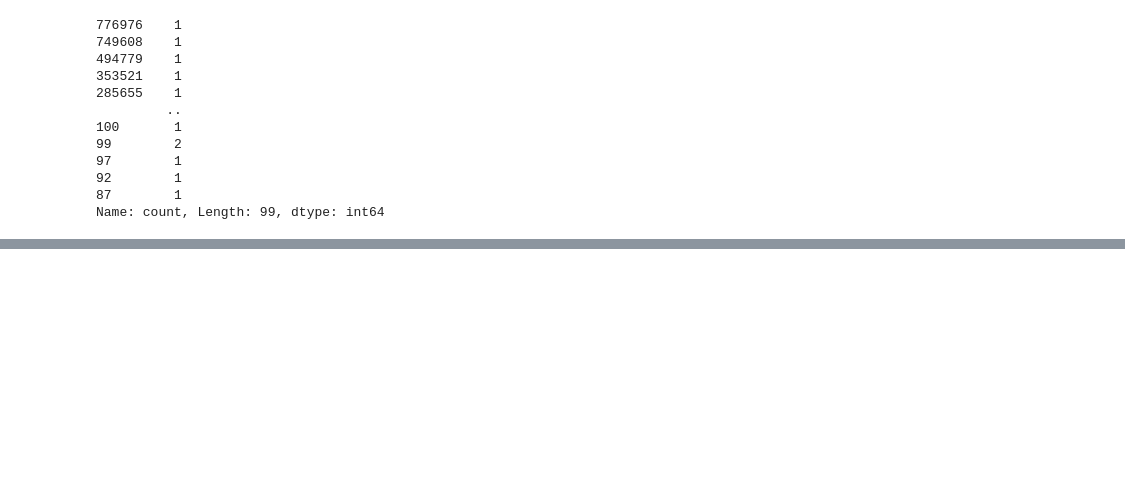
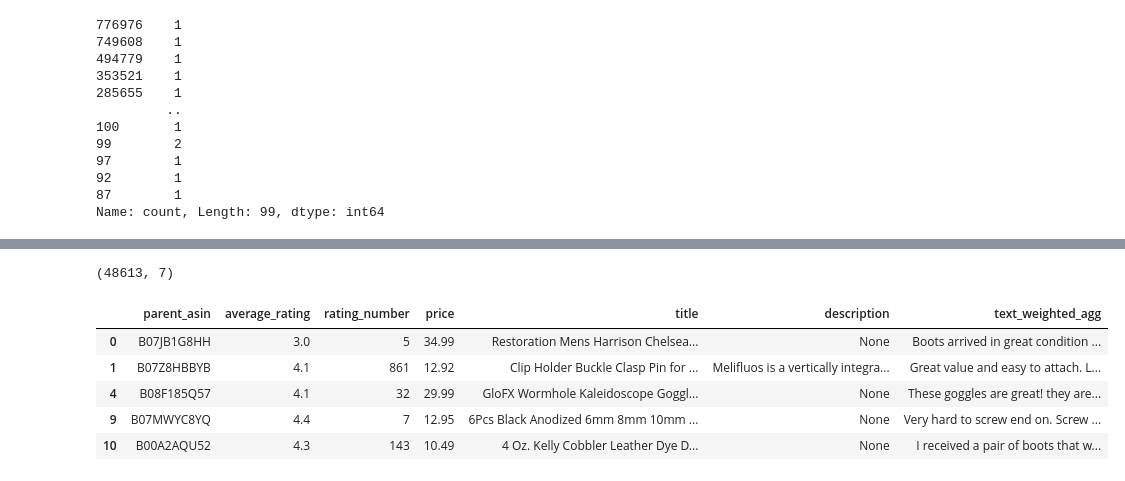
Before and after one commit to Marugannwg/Amazon-KDD, a Jupyter notebook: data_drill.ipynb, the cells around one changed output, grey strips where cells are left out. Saved outputs shown, nothing was run; the diff lists cells and outputs as text; code cells hidden in the pictures; blank space fills up the shorter version.

```diff
--- a/data_drill.ipynb
+++ b/data_drill.ipynb
@@ -98,0 +150,26 @@ Name: count, Length: 99, dtype: int64
+# %%
+# following the same logic above, create a full dataframe iterated through all the batches
+
+df = pd.DataFrame()
+
+for batch in iterator:
+    batch_df = batch.to_pandas()
+    batch_df = batch_df[['parent_asin', 'average_rating', 'rating_number', 'price', 'title', 'description', 'text_weighted_agg']]
+    batch_df = batch_df.dropna(subset=['price', 'average_rating'])
+    batch_df = batch_df[batch_df['price'] > 0.0]
+    batch_df = batch_df[batch_df['average_rating'] > 0.0]
+    df = pd.concat([df, batch_df])
+
+
+df.shape
+# %% [output]
+(48613, 7)
+# %%
+df.head()
+# %% [output]
+|  | parent_asin | average_rating | rating_number | price | title | description | text_weighted_agg |
+| 0 | B07JB1G8HH | 3.0 | 5 | 34.99 | Restoration Mens Harrison Chelsea... | None | Boots arrived in great condition ... |
+| 1 | B07Z8HBBYB | 4.1 | 861 | 12.92 | Clip Holder Buckle Clasp Pin for ... | Melifluos is a vertically integra... | Great value and easy to attach. L... |
+| 4 | B08F185Q57 | 4.1 | 32 | 29.99 | GloFX Wormhole Kaleidoscope Goggl... | None | These goggles are great! they are... |
+| 9 | B07MWYC8YQ | 4.4 | 7 | 12.95 | 6Pcs Black Anodized 6mm 8mm 10mm ... | None | Very hard to screw end on. Screw ... |
+| 10 | B00A2AQU52 | 4.3 | 143 | 10.49 | 4 Oz. Kelly Cobbler Leather Dye D... | None | I received a pair of boots that w... |
```
Also changed, not shown: parts of 23 cells of this notebook, 6 other files.
